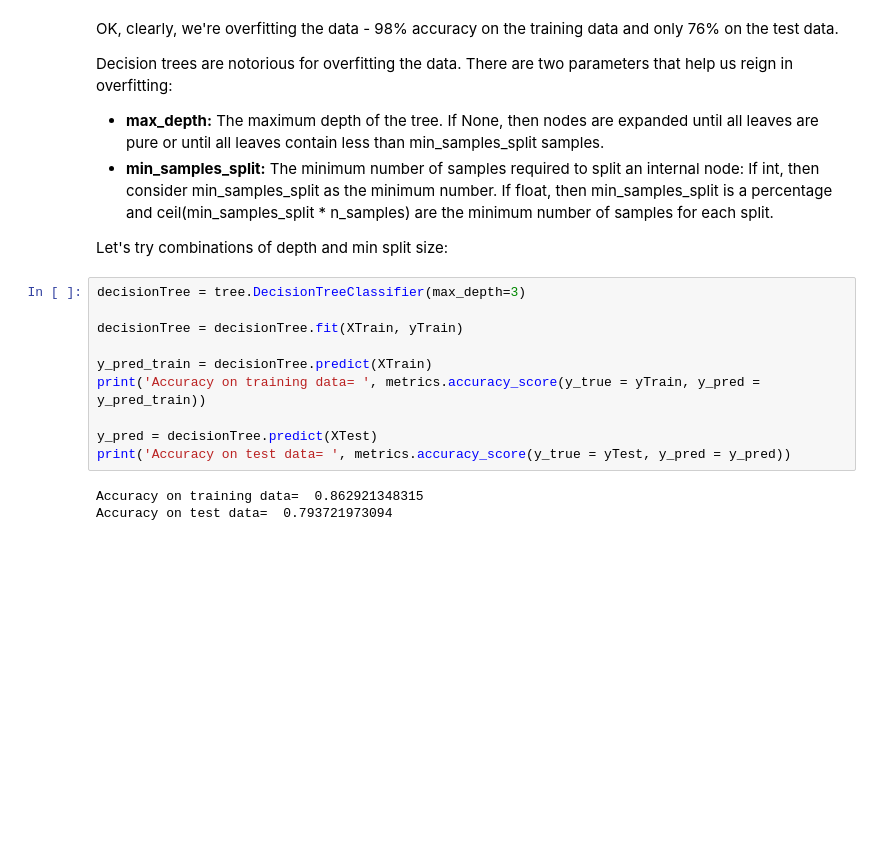
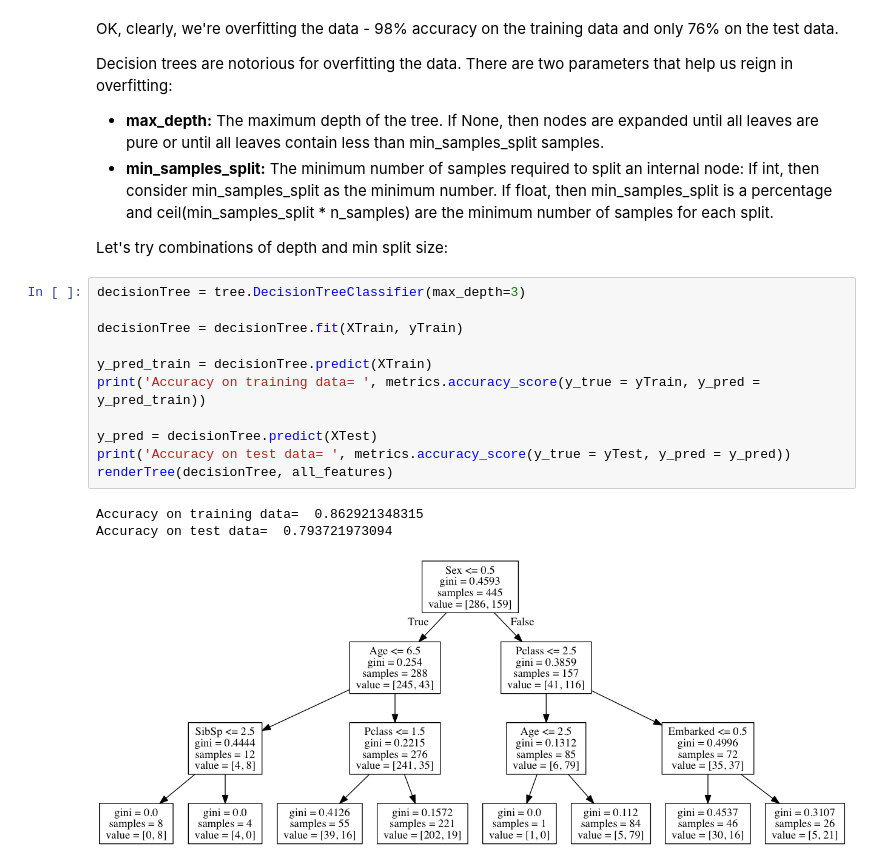
Before and after one commit to ElectricSquirrel/2016-datascience-labs, a Jupyter notebook: lecture9-decision-trees/09-decision-trees.ipynb, the cells around one changed output. Saved outputs shown, nothing was run; the diff lists cells and outputs as text; blank space fills up the shorter version.

```diff
--- a/lecture9-decision-trees/09-decision-trees.ipynb
+++ b/lecture9-decision-trees/09-decision-trees.ipynb
@@ -281,16 +315,18 @@ Let's try combinations of depth and min split size:
 # %%
 decisionTree = tree.DecisionTreeClassifier(max_depth=3)
 
 decisionTree = decisionTree.fit(XTrain, yTrain)
 
 y_pred_train = decisionTree.predict(XTrain)
 print('Accuracy on training data= ', metrics.accuracy_score(y_true = yTrain, y_pred = y_pred_train))
 
 y_pred = decisionTree.predict(XTest)
 print('Accuracy on test data= ', metrics.accuracy_score(y_true = yTest, y_pred = y_pred))
+renderTree(decisionTree, all_features)
 # %% [output]
 Accuracy on training data=  0.862921348315
 Accuracy on test data=  0.793721973094
+[figure, added]
 # %%
 decisionTree = tree.DecisionTreeClassifier(min_samples_split=10)
 
```
Also changed, not shown: parts of 13 cells of this notebook, 1 other file.
